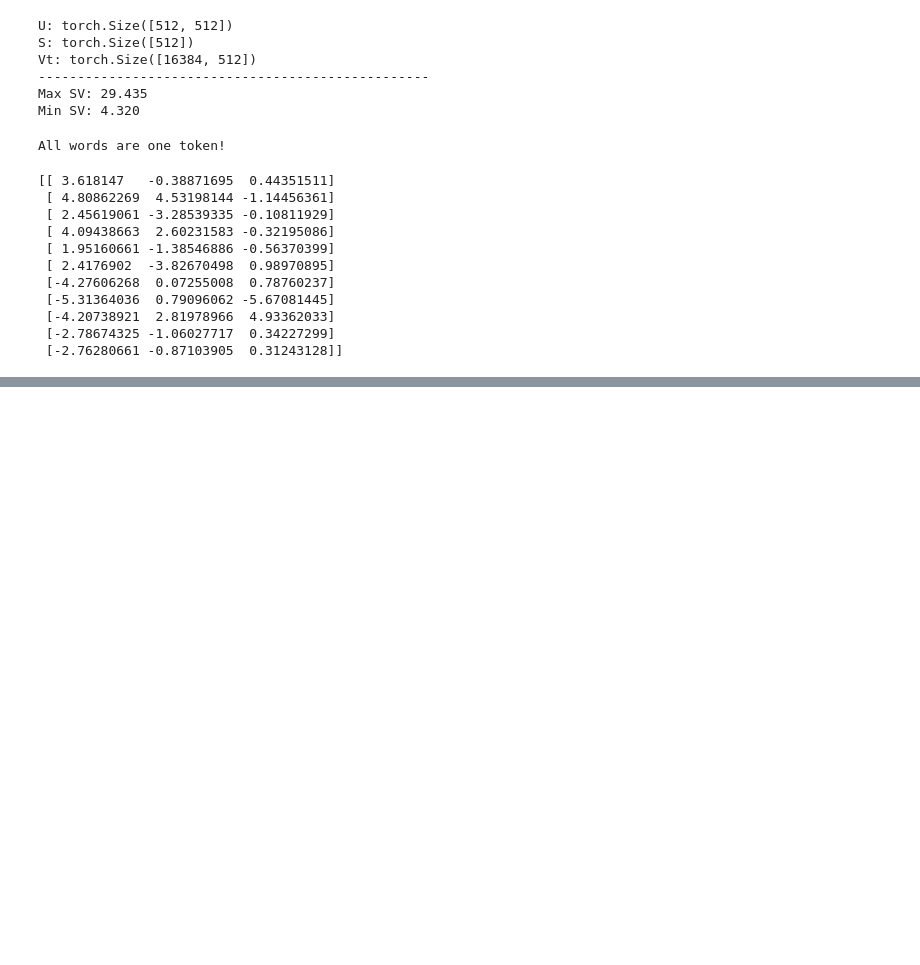
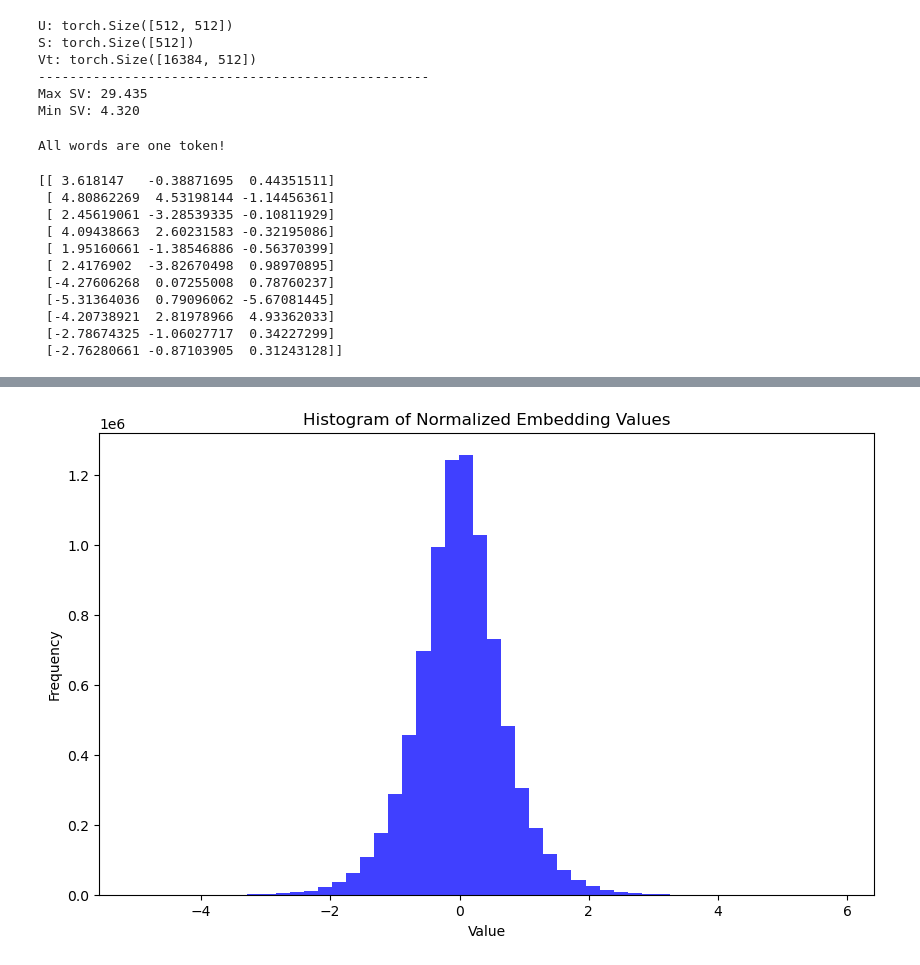
Before and after one commit to lucasdino/Embedding-Model, a Jupyter notebook: embedding_model/embedding_pca.ipynb, the cells around one changed output, grey strips where cells are left out. Drawn from its saved outputs; the diff is of its cells as text; code cells hidden in the pictures; blank space fills up the shorter version.

```diff
--- a/embedding_model/embedding_pca.ipynb
+++ b/embedding_model/embedding_pca.ipynb
@@ -222,0 +257,13 @@ fig.show()
+# %%
+# Start by normalizing my embeddings
+new_embeds = embeds.flatten().to("cpu")
+
+# Plot histogram
+plt.figure(figsize=(10, 6))
+plt.hist(new_embeds, bins=50, alpha=0.75, color='blue')  # You can adjust the number of bins and the color
+plt.title('Histogram of Normalized Embedding Values')
+plt.xlabel('Value')
+plt.ylabel('Frequency')
+plt.show()
+# %% [output]
+[figure, added]
```
Also changed, not shown: parts of 3 cells of this notebook, 9 other files.
